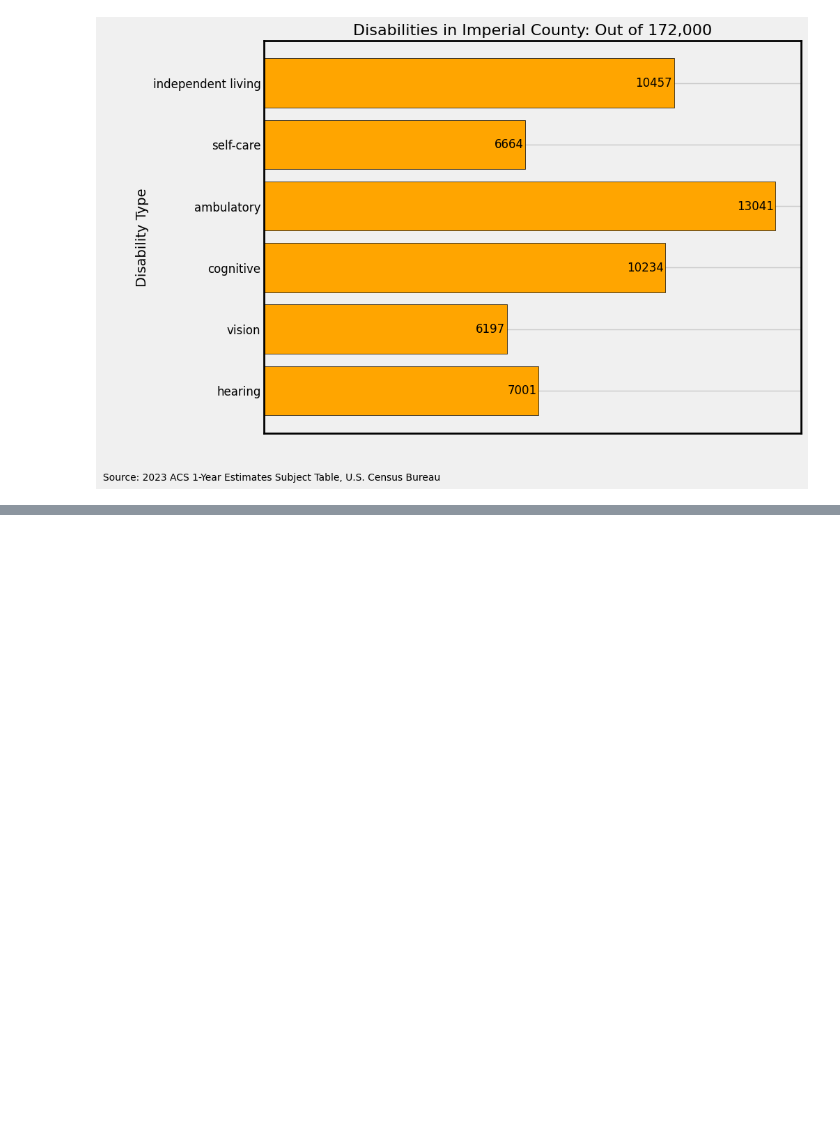
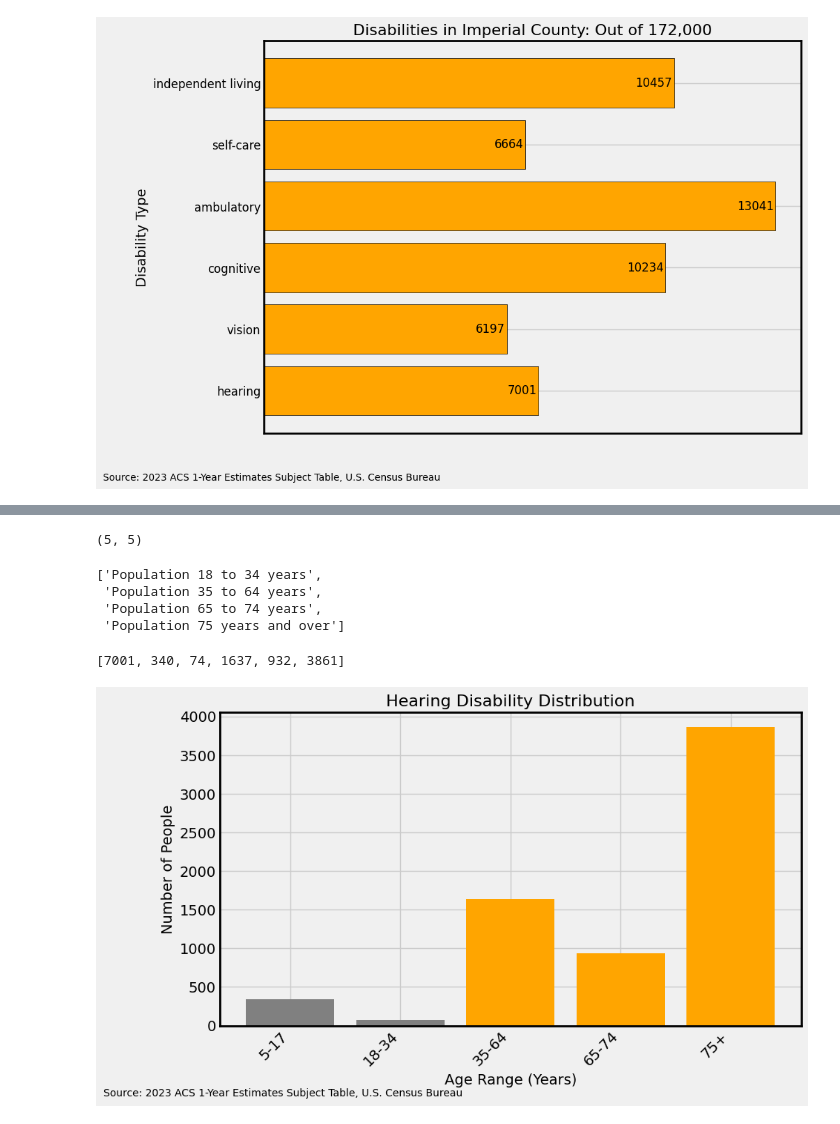
Before and after one commit to BigDataForSanDiego/Team-135, a Jupyter notebook: research/disabilities_research.ipynb, the cells around one changed output, grey strips where cells are left out. Saved outputs shown, nothing was run; the diff lists cells and outputs as text; code cells hidden in the pictures; blank space fills up the shorter version.

Commit message:
disability research done

```diff
--- a/research/disabilities_research.ipynb
+++ b/research/disabilities_research.ipynb
@@ -97,0 +106,5 @@ plt.show()
+# %%
+filtered_dis_df = filtered_dis_df.reset_index(drop=True)
+# %%
+hearing_df = filtered_dis_df.iloc[0:6, :].reset_index(drop=True)
+hearing_df.shape
@@ -97,0 +133,41 @@ plt.show()
+# %%
+independent_df = filtered_dis_df.iloc[27:, :].reset_index(drop=True)
+independent_df.shape
+# %% [output]
+(5, 5)
+# %%
+list(independent_df['Label (Grouping)'][1:])
+# %% [output]
+['Population 18 to 34 years',
+ 'Population 35 to 64 years',
+ 'Population 65 to 74 years',
+ 'Population 75 years and over']
+# %%
+values = list(hearing_df['Imperial County, California!!With a disability!!Estimate'])
+values
+# %% [output]
+[7001, 340, 74, 1637, 932, 3861]
+# %%
+def plot_age_6_5(name, df):
+    new_labels = ['5-17', '18-34', '35-64', '65-74', '75+']
+    values = list(df['Imperial County, California!!With a disability!!Estimate'])[1:]
+    fig, ax = plt.subplots(figsize=(10, 6))
+    colors = ['gray', 'gray', 'orange', 'orange', 'orange']
+
+    plt.bar(new_labels, values, color=colors)
+
+    plt.title(f'{name} Distribution', fontsize=16)
+    plt.xlabel('Age Range (Years)', fontsize=14)
+    plt.ylabel('Number of People', fontsize=14)
+
+    plt.xticks(rotation=45, ha='right')
+
+    for spine in ax.spines.values():
+        spine.set_edgecolor('black')
+        spine.set_linewidth(2)
+
+    plt.text(-0.2, -0.2, 'Source: 2023 ACS 1-Year Estimates Subject Table, U.S. Census Bureau',
+            transform=ax.transAxes, fontsize=10, va='top', ha='left')
+
+    plt.tight_layout()
+    plt.show()
@@ -97,0 +198,4 @@ plt.show()
+# %%
+plot_age_6_5('Hearing Disability', hearing_df)
+# %% [output]
+[figure, added]
```
Also changed, not shown: parts of 13 cells of this notebook, 1 other file.
